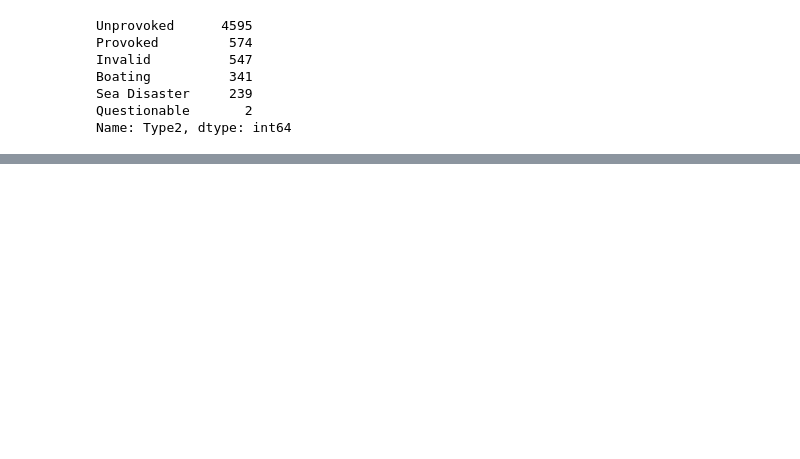
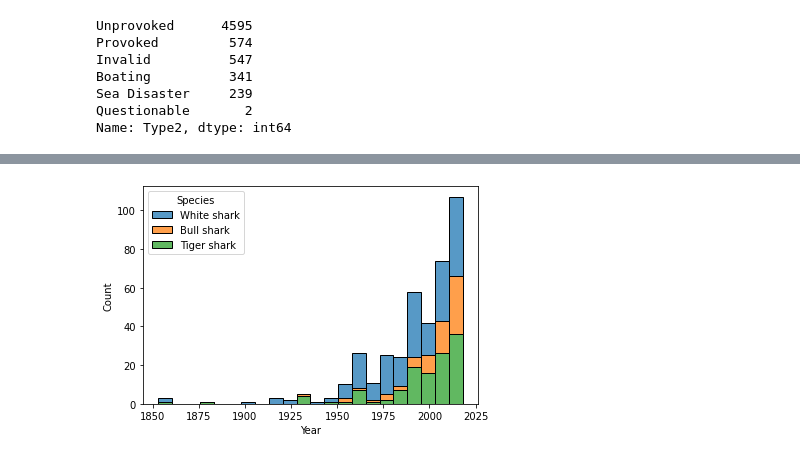
Before and after one commit to Eduardo-Rivera98/Proyecto_Pandas, a Jupyter notebook: Cleaning.ipynb, the cells around one changed output, grey strips where cells are left out. Cells and saved outputs as stored; diff of their text form; code cells hidden in the pictures; blank space fills up the shorter version.

```diff
--- a/Cleaning.ipynb
+++ b/Cleaning.ipynb
@@ -248,0 +413,5 @@ sharks2
+# %%
+usatiger= usa2[usa2.Species.str.contains('tiger', case=False)]
+ut= usatiger.set_index('Year')
+
+ut['Species']= ut['Species'].apply(fun.cambio3)
@@ -248,0 +420,3 @@ sharks2
+# %%
+UsaSpe = pd.concat([uw,ub,ut])
+UsaSpe.tail()
@@ -248,0 +431,2 @@ sharks2
+# %%
+UsaSpe2= UsaSpe.reset_index()
@@ -248,0 +435,4 @@ sharks2
+# %%
+
+UsaSpe2.Year= UsaSpe2.Year.apply(fun.cambio4)
+UsaSpe2.head()
@@ -248,0 +463,5 @@ sharks2
+# %%
+Grafico2=sns.histplot(data= UsaSpe2, x= 'Year', hue= 'Species', multiple='stack')
+Grafico2.figure.savefig("Figuras/grafico2.png", dpi=1000)
+# %% [output]
+[figure, added]
```
Also changed, not shown: parts of 49 cells of this notebook, 10 other files.
